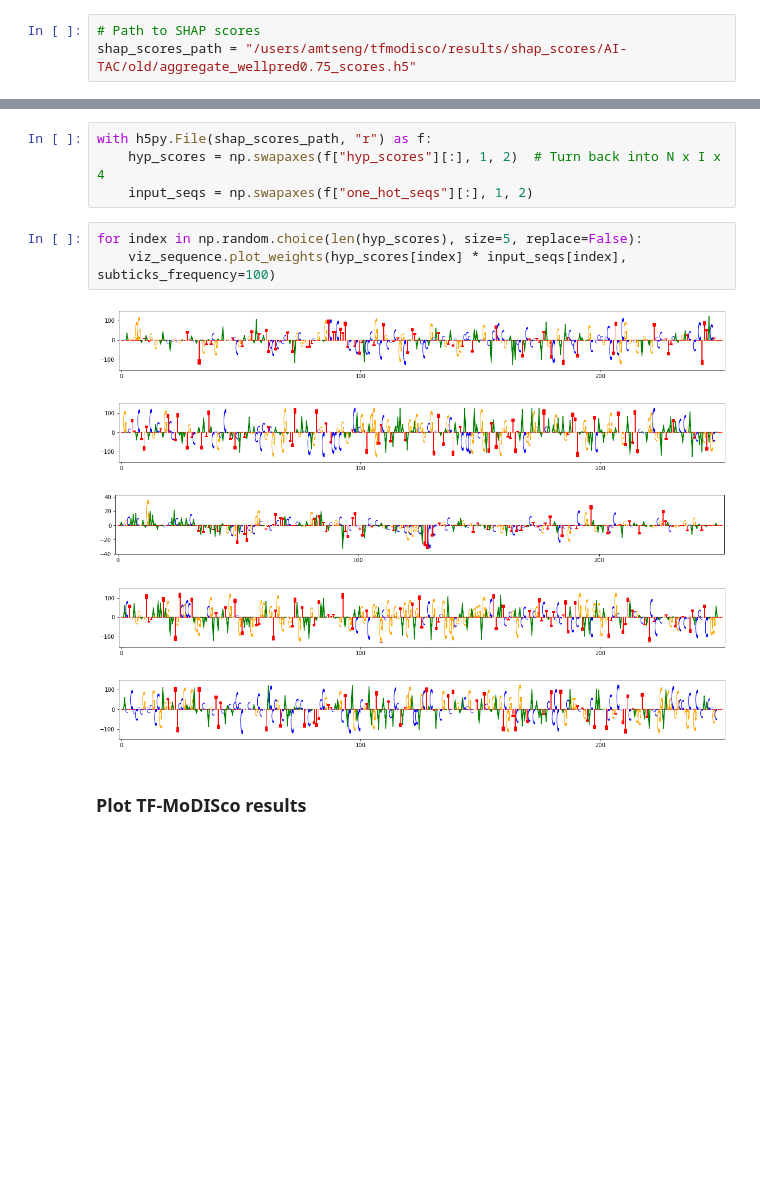
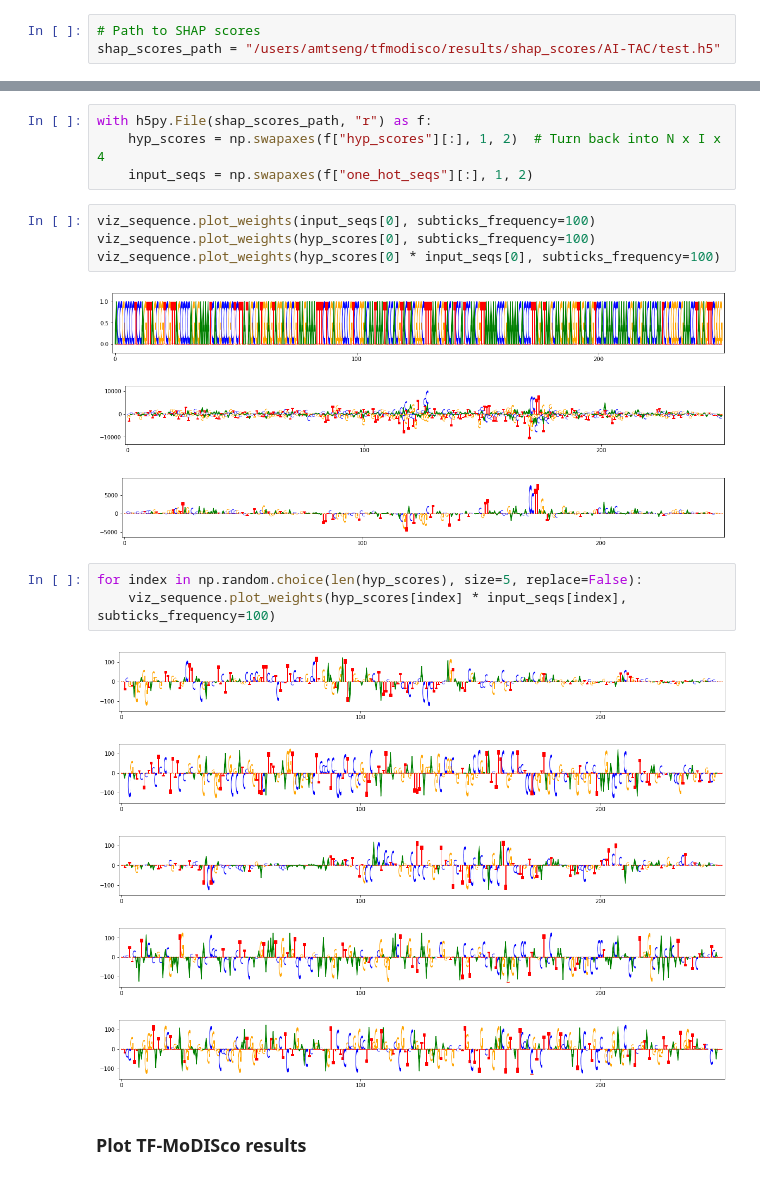
Before and after one commit to kundajelab/neural_motif_discovery, a Jupyter notebook: notebooks/view_ai-tac_tfmodisco_results.ipynb, the cells around one changed output, grey strips where cells are left out. Drawn from its saved outputs; the diff is of its cells as text; blank space fills up the shorter version.

```diff
--- a/notebooks/view_ai-tac_tfmodisco_results.ipynb
+++ b/notebooks/view_ai-tac_tfmodisco_results.ipynb
@@ -5,7 +5,7 @@ import h5py
 import numpy as np
 # %%
 # Path to SHAP scores
-shap_scores_path = "/users/amtseng/tfmodisco/results/shap_scores/AI-TAC/old/aggregate_wellpred0.75_scores.h5"
+shap_scores_path = "/users/amtseng/tfmodisco/results/shap_scores/AI-TAC/test.h5"
 # %%
 # Path to TF-MoDISco results
 tfm_results_path = "/users/amtseng/tfmodisco/results/tfmodisco/AI-TAC/old/aggregate_wellpred0.75_tfm.h5"
@@ -15,15 +15,23 @@ tfm_results_path = "/users/amtseng/tfmodisco/results/tfmodisco/AI-TAC/old/aggreg
 with h5py.File(shap_scores_path, "r") as f:
     hyp_scores = np.swapaxes(f["hyp_scores"][:], 1, 2)  # Turn back into N x I x 4
     input_seqs = np.swapaxes(f["one_hot_seqs"][:], 1, 2)
+# %%
+viz_sequence.plot_weights(input_seqs[0], subticks_frequency=100)
+viz_sequence.plot_weights(hyp_scores[0], subticks_frequency=100)
+viz_sequence.plot_weights(hyp_scores[0] * input_seqs[0], subticks_frequency=100)
+# %% [output]
+[figure, added]
+[figure, added]
+[figure, added]
 # %%
 for index in np.random.choice(len(hyp_scores), size=5, replace=False):
     viz_sequence.plot_weights(hyp_scores[index] * input_seqs[index], subticks_frequency=100)
 # %% [output]
-[figure, old version]
+[figure, new version]
-[figure, old version]
+[figure, new version]
-[figure, old version]
+[figure, new version]
-[figure, old version]
+[figure, new version]
-[figure, old version]
+[figure, new version]
 # %% [markdown]
 ### Plot TF-MoDISco results
 # %%
```
Also changed, not shown: 3 other files.
